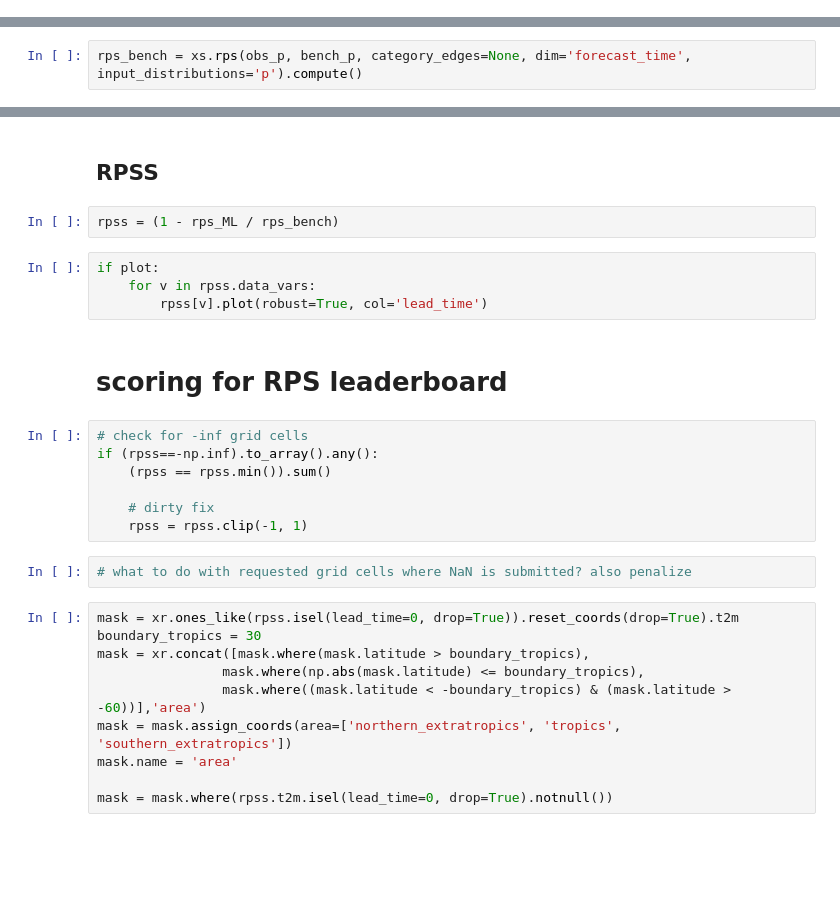
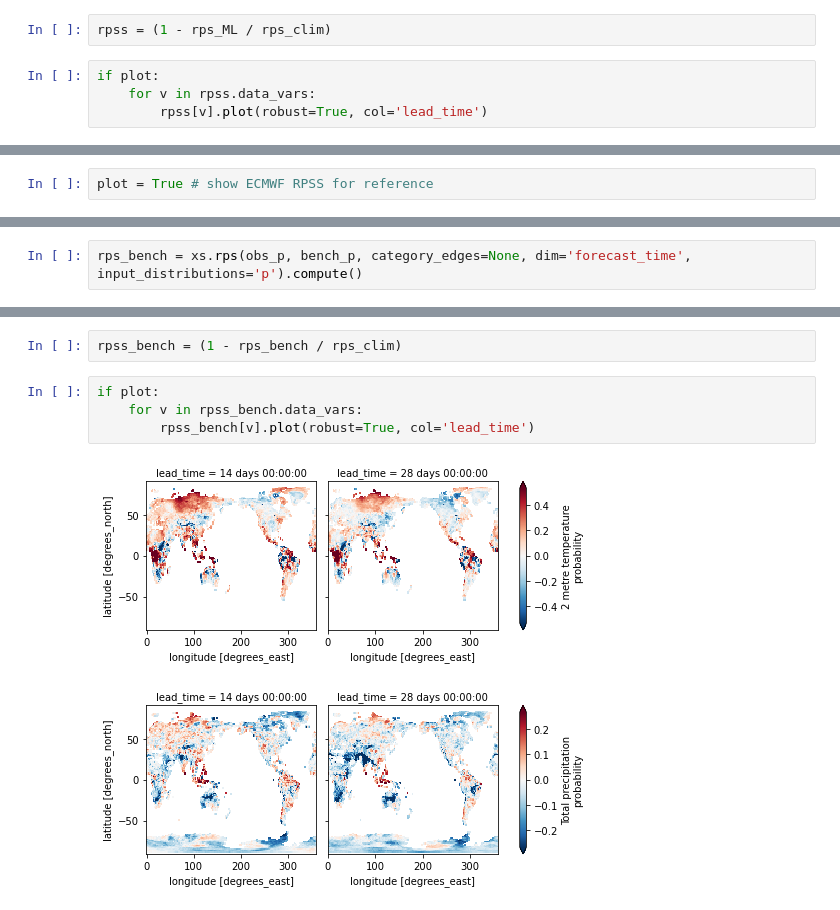
Before and after one commit to steidani/s2s-ai-challenge-kit-eth-ubern, a Jupyter notebook: notebooks/RPSS_verification.ipynb, the cells around one changed output, grey strips where cells are left out. Saved outputs shown, nothing was run; the diff lists cells and outputs as text; blank space fills up the shorter version.

Commit message:
use RPSS wrt clim

```diff
--- a/notebooks/RPSS_verification.ipynb
+++ b/notebooks/RPSS_verification.ipynb
@@ -92,0 +98,6 @@ if plot:
+# %%
+rpss = (1 - rps_ML / rps_clim)
+# %%
+if plot:
+    for v in rpss.data_vars:
+        rpss[v].plot(robust=True, col='lead_time')
@@ -94,0 +156,2 @@ if plot:
+# %%
+plot = True # show ECMWF RPSS for reference
@@ -101,30 +178,10 @@ if plot:
-# %% [markdown]
-## RPSS
 # %%
-rpss = (1 - rps_ML / rps_bench)
+rpss_bench = (1 - rps_bench / rps_clim)
 # %%
 if plot:
-    for v in rpss.data_vars:
-        rpss[v].plot(robust=True, col='lead_time')
+    for v in rpss_bench.data_vars:
+        rpss_bench[v].plot(robust=True, col='lead_time')
+# %% [output]
+[figure, added]
+[figure, added]
-# %% [markdown]
-# scoring for RPS leaderboard
-# %%
-# check for -inf grid cells
-if (rpss==-np.inf).to_array().any():
-    (rpss == rpss.min()).sum()
-
-    # dirty fix
-    rpss = rpss.clip(-1, 1)
-# %%
-# what to do with requested grid cells where NaN is submitted? also penalize
-# %%
-mask = xr.ones_like(rpss.isel(lead_time=0, drop=True)).reset_coords(drop=True).t2m
-boundary_tropics = 30
-mask = xr.concat([mask.where(mask.latitude > boundary_tropics),
-                mask.where(np.abs(mask.latitude) <= boundary_tropics),
-                mask.where((mask.latitude < -boundary_tropics) & (mask.latitude > -60))],'area')
-mask = mask.assign_coords(area=['northern_extratropics', 'tropics', 'southern_extratropics'])
-mask.name = 'area'
-
-mask = mask.where(rpss.t2m.isel(lead_time=0, drop=True).notnull())
 # %%
```
Also changed, not shown: parts of 27 cells of this notebook, 4 other files.
